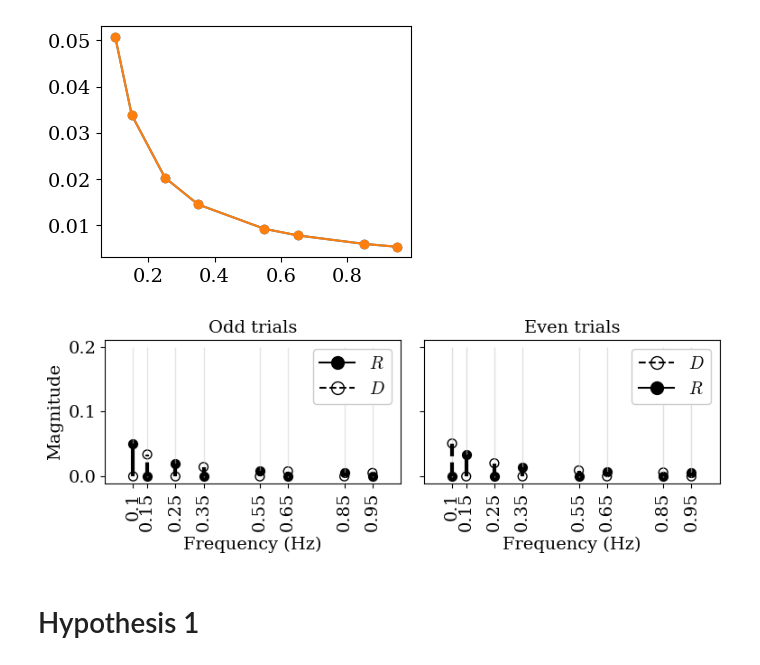
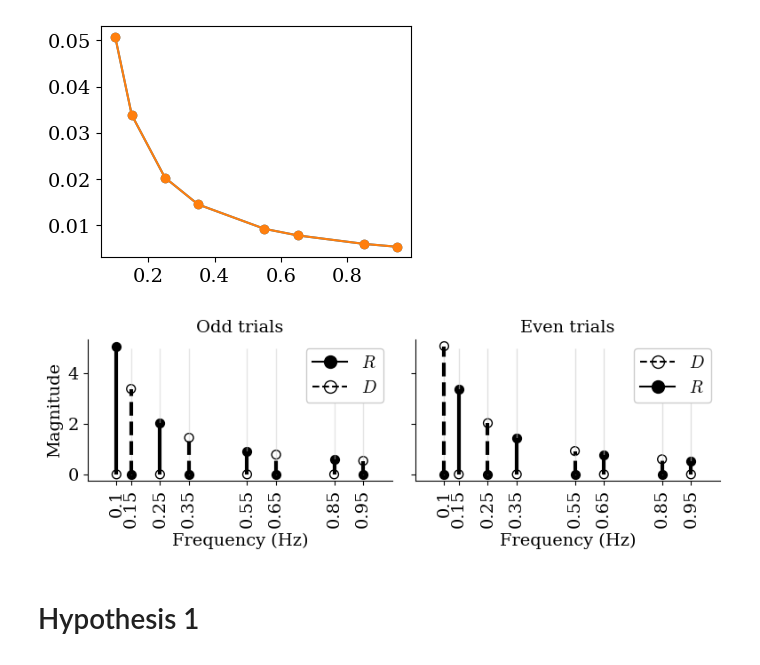
Before and after one commit to sburden-group/sensorimotor_fusion, a Jupyter notebook: analysis/Multimodal paper/20250218_performance.ipynb, the cells around one changed output. Saved outputs shown, nothing was run; the diff lists cells and outputs as text; code cells hidden in the pictures.

```diff
--- a/analysis/Multimodal paper/20250218_performance.ipynb
+++ b/analysis/Multimodal paper/20250218_performance.ipynb
@@ -146,9 +182,9 @@ cond = 0
 fig,axs = plt.subplots(1, 2,sharex = True,sharey = True,figsize=(8, 3))
 ax = axs[0]
 trial = 1
-ax.vlines(freqs,ymin=-0.001, ymax=0.2,linewidth=1, color='0.8',alpha = 0.5)
-R = np.abs( Rs[sub,cond,trial,IX] )
-D = np.abs( MDs[sub,cond,trial,IX] )
+ax.vlines(freqs,ymin=-0.001, ymax=5,linewidth=1, color='0.8',alpha = 0.5)
+R = np.abs( Rs[sub,cond,trial,IX]*100 )
+D = np.abs( MDs[sub,cond,trial,IX]*100 )
 ax.scatter(freqs,R, color='black',label=r'$R$_{odd}',s=50)
 ax.scatter(freqs,D, color='black',label=r'$D_{even}$',facecolors='none',s=50)
 ax.vlines(freqs,np.zeros((len(IX),)),R,color='black',linewidth = 3)
@@ -156,37 +192,41 @@ ax.vlines(freqs,np.zeros((len(IX),)),D,linestyles='--',color='black',linewidth =
 ax.set_xlim((0,21*base_freq))
 # ax.set_ylim((-0.2,6))
 ax.set_xlabel('Frequency (Hz)')
 ax.set_ylabel('Magnitude')
 ax.set_xticks(xticks)
 ax.set_xticklabels(xticks,rotation=90)
 legend_elements = [Line2D([0], [0], marker='o', color='black' ,label=r'$R$',markersize=10),
                    Line2D([0], [0], ls = '--',marker='o',color='black', label=r'$D$',markerfacecolor='none',markersize=10)]
 ax.legend(handles=legend_elements, loc='upper right', ncol=1, frameon=True, prop={'size': 14},facecolor = 'white',framealpha = 1)
 ax.set_title('Odd trials')
+ax.spines['top'].set_visible(False)
+ax.spines['right'].set_visible(False)
 
 ax = axs[1]
 trial = 0
-ax.vlines(freqs,ymin=-0.001, ymax=0.2,linewidth=1, color='0.8',alpha = 0.6)
-R = np.abs( Rs[sub,cond,trial,IX] )
-D = np.abs( MDs[sub,cond,trial,IX] )
+ax.vlines(freqs,ymin=-0.001, ymax=5,linewidth=1, color='0.8',alpha = 0.6)
+R = np.abs( Rs[sub,cond,trial,IX]*100 )
+D = np.abs( MDs[sub,cond,trial,IX]*100 )
 ax.scatter(freqs,R, color='black',label=r'$R$_{odd}',s=50)
 ax.scatter(freqs,D, color='black',label=r'$D_{even}$',facecolors='none',s=50)
 ax.vlines(freqs,np.zeros((len(IX),)),R,color='black',linewidth = 3)
 ax.vlines(freqs,np.zeros((len(IX),)),D,linestyles='--',color='black',linewidth = 3)
 ax.set_xlim((0,21*base_freq))
 # ax.set_ylim((-0.2,6))
 ax.set_xlabel('Frequency (Hz)')
 ax.set_xticks(xticks)
 ax.set_xticklabels(xticks,rotation=90)
 legend_elements = [Line2D([0], [0], ls = '--', marker='o',color='black', label=r'$D$',markerfacecolor='none',markersize=10),
                    Line2D([0], [0], marker='o', color='black' ,label=r'$R$',markersize=10)]
 ax.legend(handles=legend_elements, loc='upper right', ncol=1, frameon=True, prop={'size': 14},facecolor = 'white',framealpha = 1)
 ax.set_title('Even trials')
+ax.spines['top'].set_visible(False)
+ax.spines['right'].set_visible(False)
 plt.tight_layout()
 fig.savefig('stimuli.svg')
 plt.show()
 # %% [output]
-[figure, old version]
+[figure, new version]
 # %% [markdown]
 # Hypothesis 1
 # %% [markdown]
```
Also changed, not shown: parts of 33 cells of this notebook, 2 other files.
